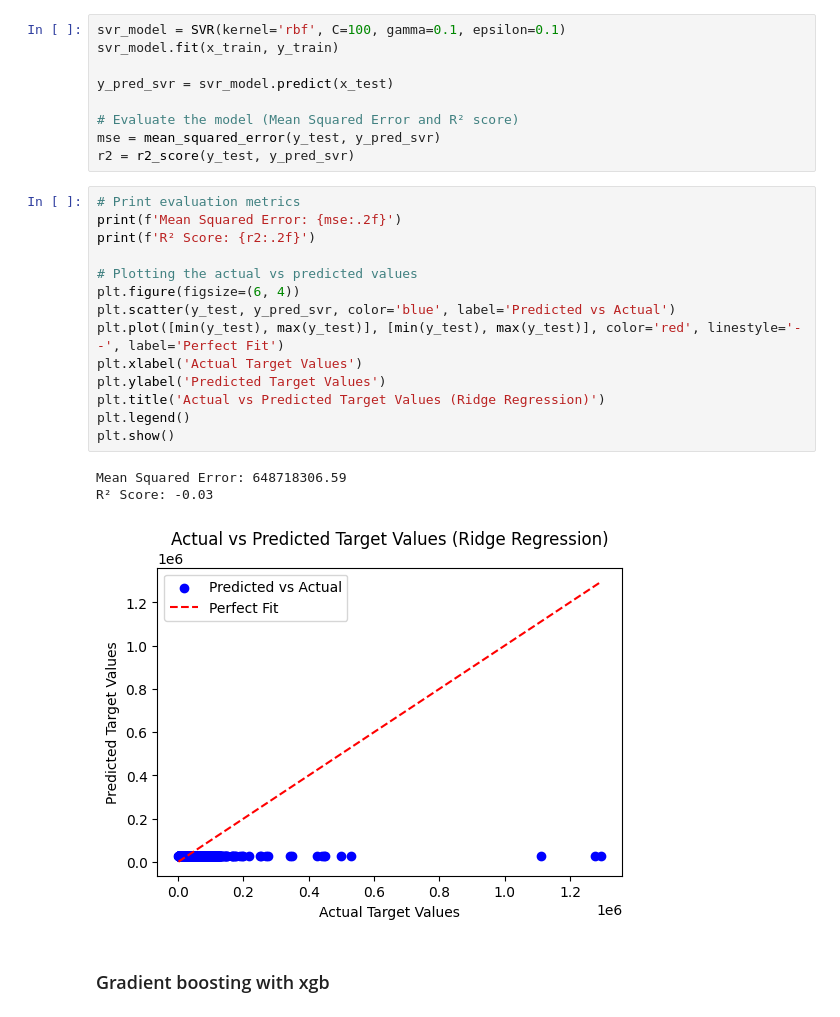
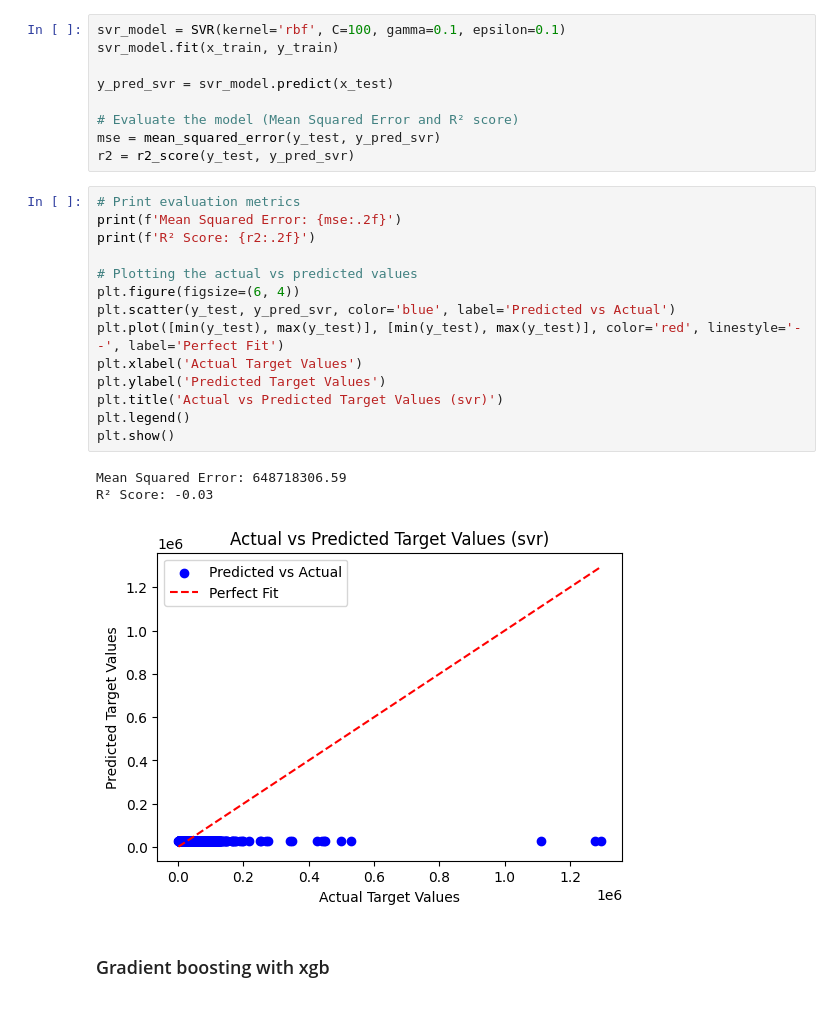
Before and after one commit to Raaj-4320/smartAuto, a Jupyter notebook: overView.ipynb, the cells around one changed output. Saved outputs shown, nothing was run; the diff lists cells and outputs as text.

```diff
--- a/overView.ipynb
+++ b/overView.ipynb
@@ -614,21 +650,21 @@ r2 = r2_score(y_test, y_pred_svr)
 # %%
 # Print evaluation metrics
 print(f'Mean Squared Error: {mse:.2f}')
 print(f'R² Score: {r2:.2f}')
 
 # Plotting the actual vs predicted values
 plt.figure(figsize=(6, 4))
 plt.scatter(y_test, y_pred_svr, color='blue', label='Predicted vs Actual')
 plt.plot([min(y_test), max(y_test)], [min(y_test), max(y_test)], color='red', linestyle='--', label='Perfect Fit')
 plt.xlabel('Actual Target Values')
 plt.ylabel('Predicted Target Values')
-plt.title('Actual vs Predicted Target Values (Ridge Regression)')
+plt.title('Actual vs Predicted Target Values (svr)')
 plt.legend()
 plt.show()
 # %% [output]
 Mean Squared Error: 648718306.59
 R² Score: -0.03
-[figure, old version]
+[figure, new version]
 # %% [markdown]
 ### Gradient boosting with xgb
 # %%
```
Also changed, not shown: parts of 17 cells of this notebook, 1 other file.
